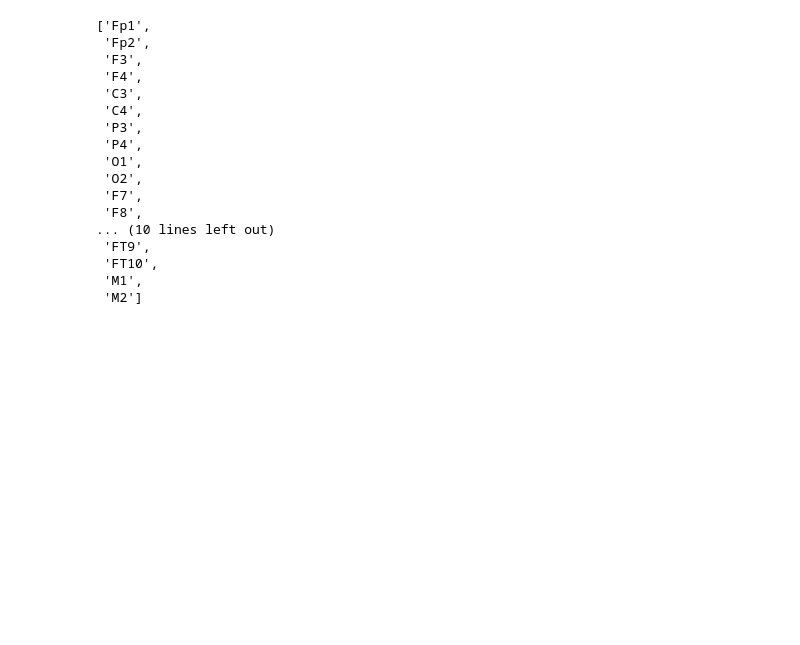
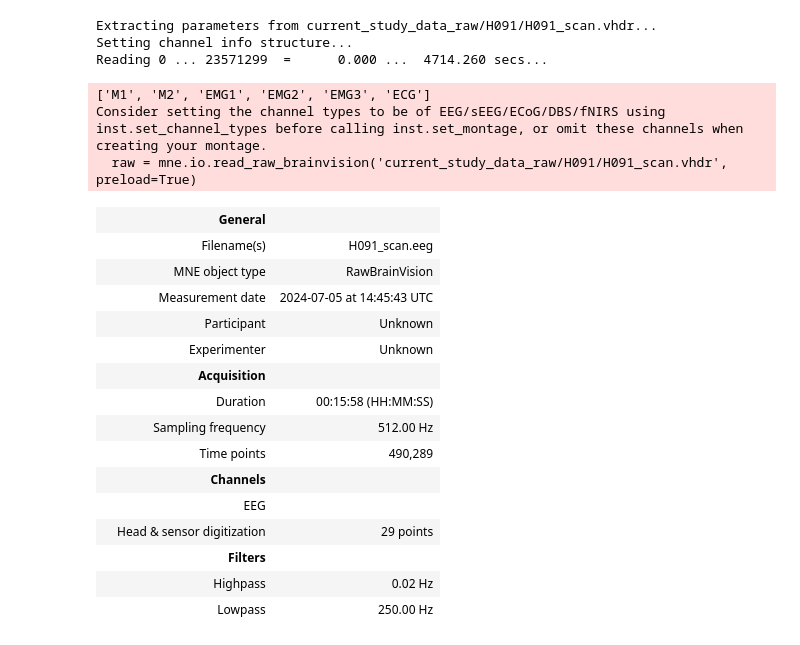
Before and after one commit to NickGreen99/EEG-ECG-Denoising-from-MRI-Interference, a Jupyter notebook: reconstruct.ipynb, the cells around one changed output. Cells and saved outputs as stored; diff of their text form; code cells hidden in the pictures; blank space fills up the shorter version.

```diff
--- a/reconstruct.ipynb
+++ b/reconstruct.ipynb
@@ -75,45 +89,34 @@ Channels marked as bad:
-# %%
-raw.info['ch_names'][0:26]
-# 'Fp1',
-#  'Fp2',
-#  'F3',
-#  'F4',
-#  'C3',
-#  'C4',
-#  'P3',
-#  'P4',
-#  'O1',
-#  'O2',
-#  'F7',
-#  'F8',
-#  'T7',
-#  'T8',
-#  'P7',
-#  'P8',
-#  'FPz',
-#  'Fz',
-#  'Cz',
-#  'Pz',
-#  'POz',
-#  'Oz',
-#  'FT9',
-#  'FT10',
-#  "TP9'",
-# %% [output]
-['Fp1',
- 'Fp2',
- 'F3',
- 'F4',
- 'C3',
- 'C4',
- 'P3',
- 'P4',
- 'O1',
- 'O2',
- 'F7',
- 'F8',
-... (10 lines left out)
- 'FT9',
- 'FT10',
- 'M1',
- 'M2']
+# %%
+raw = mne.io.read_raw_brainvision('current_study_data_raw/H091/H091_scan.vhdr', preload=True)
+
+chs = raw.info["ch_names"][0:24]
+
+raw.pick(chs)
+
+raw.crop(tmin=469.876, tmax= 1427.472)
+# raw.crop(tmin=460.876, tmax= 1430.472)
+raw.set_annotations(None)
+raw.resample(512.)
+# %% [output]
+Extracting parameters from current_study_data_raw/H091/H091_scan.vhdr...
+Setting channel info structure...
+Reading 0 ... 23571299  =      0.000 ...  4714.260 secs...
+['M1', 'M2', 'EMG1', 'EMG2', 'EMG3', 'ECG']
+Consider setting the channel types to be of EEG/sEEG/ECoG/DBS/fNIRS using inst.set_channel_types before calling inst.set_montage, or omit these channels when creating your montage.
+  raw = mne.io.read_raw_brainvision('current_study_data_raw/H091/H091_scan.vhdr', preload=True)
+|  | General |  |
+|  | Filename(s) | H091_scan.eeg |
+|  | MNE object type | RawBrainVision |
+|  | Measurement date | 2024-07-05 at 14:45:43 UTC |
+|  | Participant | Unknown |
+|  | Experimenter | Unknown |
+|  | Acquisition |  |
+|  | Duration | 00:15:58 (HH:MM:SS) |
+|  | Sampling frequency | 512.00 Hz |
+|  | Time points | 490,289 |
+|  | Channels |  |
+|  | EEG |  |
+|  | Head & sensor digitization | 29 points |
+|  | Filters |  |
+|  | Highpass | 0.02 Hz |
+|  | Lowpass | 250.00 Hz |
```
Also changed, not shown: parts of 24 cells of this notebook, 11 other files.
